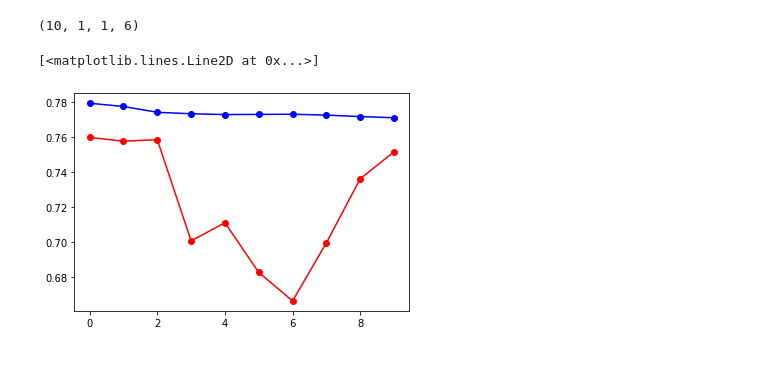
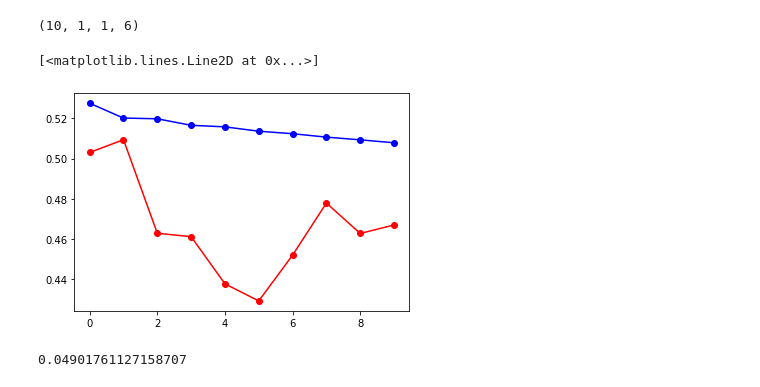
Before and after one commit to cylanokim/Data_Analysis, a Jupyter notebook: Kaggle_analysis/multivariate_LSTM.ipynb, the cells around one changed output. Cells and saved outputs as stored; diff of their text form; code cells hidden in the pictures.

```diff
--- a/Kaggle_analysis/multivariate_LSTM.ipynb
+++ b/Kaggle_analysis/multivariate_LSTM.ipynb
@@ -80,4 +105,7 @@ import seaborn as sns
+# %%
+data_0.replace([np.inf, np.inf, -1], np.nan, inplace=True)
+data_0 = data_0.dropna()
 # %%
-data = df['org_4'].values
+data = data_0.values
 data
 # %% [output]
@@ -97,5 +125,5 @@ array([[0.07281386, 0.0770882 , 0.08664893, 0.07646183, 0.04775244,
 # %%
-test_size_num = 10
+test_size_num = 2
 def create_dataset_tot(dataset, time_step=1, test_size_num=test_size_num, target=0):
     train_size = int(dataset.shape[0] - test_size_num)
 
@@ -263,10 +278,16 @@ y_data_prediction_array.shape
 # %% [output]
 (10, 1, 1, 6)
 # %%
-y_prediction_final = y_data_prediction_array[:,0,0,0]
+y_prediction_final = y_data_prediction_array[:,0,0,3]
 # %%
+%matplotlib inline
 plt.plot(y_prediction_final, 'bo-')
-plt.plot(test_list[0], 'ro-')
+plt.plot(test_list[3], 'ro-')
 # %% [output]
 [<matplotlib.lines.Line2D at 0x...>]
-[figure, old version]
+[figure, new version]
+# %%
+loss = np.mean(abs(test_list[3] - y_prediction_final), axis=-1)
+loss
+# %% [output]
+0.04901761127158707
```
Also changed, not shown: parts of 8 cells of this notebook.
